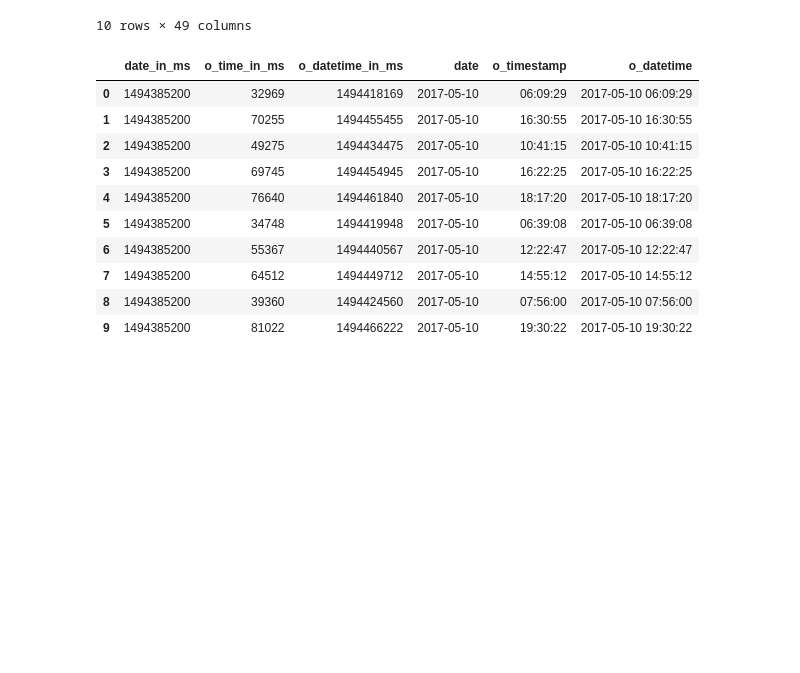
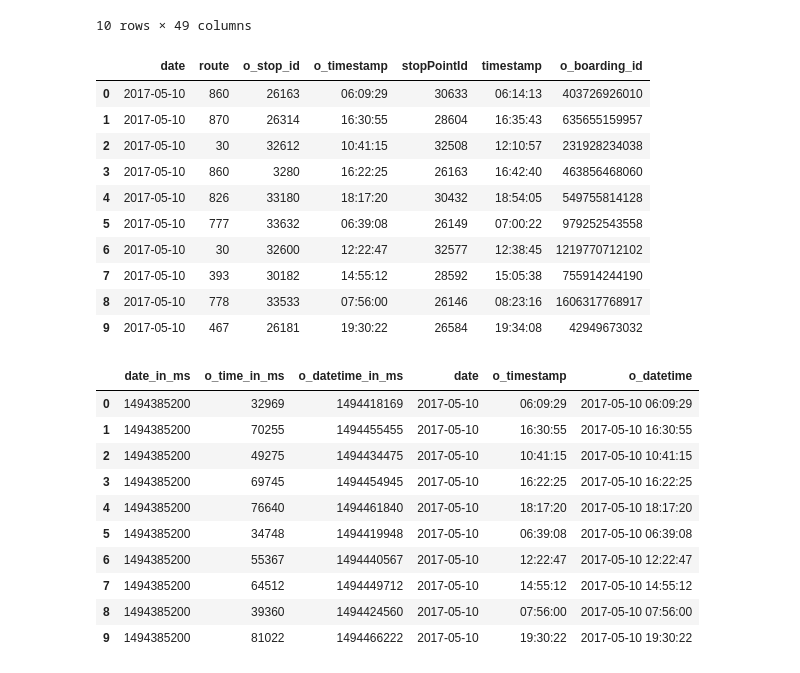
Before and after one commit to tarcisobraz/trips-optimality-exp, a Jupyter notebook: evaluate-trip-optimality-spark.ipynb, the cells around one changed output. Cells and saved outputs as stored; diff of their text form; code cells hidden in the pictures; blank space fills up the shorter version.

```diff
--- a/evaluate-trip-optimality-spark.ipynb
+++ b/evaluate-trip-optimality-spark.ipynb
@@ -77,6 +81,20 @@ printdf(od_matrix)
 | 8 | 778 | 3 | 2196 | 5603972 | -25.435144 | -49.273284 | 12300.302 | JC007 | ... |
 | 9 | 467 | 14 | 2818 | 5136062 | -25.444211 | -49.267533 | 1036.662 | DN606 | ... |
 10 rows × 49 columns
+# %%
+printdf(od_matrix.select(['date','route','o_stop_id','o_timestamp','stopPointId','timestamp','o_boarding_id']))
+# %% [output]
+|  | date | route | o_stop_id | o_timestamp | stopPointId | timestamp | o_boarding_id |
+| 0 | 2017-05-10 | 860 | 26163 | 06:09:29 | 30633 | 06:14:13 | 403726926010 |
+| 1 | 2017-05-10 | 870 | 26314 | 16:30:55 | 28604 | 16:35:43 | 635655159957 |
+| 2 | 2017-05-10 | 30 | 32612 | 10:41:15 | 32508 | 12:10:57 | 231928234038 |
+| 3 | 2017-05-10 | 860 | 3280 | 16:22:25 | 26163 | 16:42:40 | 463856468060 |
+| 4 | 2017-05-10 | 826 | 33180 | 18:17:20 | 30432 | 18:54:05 | 549755814128 |
+| 5 | 2017-05-10 | 777 | 33632 | 06:39:08 | 26149 | 07:00:22 | 979252543558 |
+| 6 | 2017-05-10 | 30 | 32600 | 12:22:47 | 32577 | 12:38:45 | 1219770712102 |
+| 7 | 2017-05-10 | 393 | 30182 | 14:55:12 | 28592 | 15:05:38 | 755914244190 |
+| 8 | 2017-05-10 | 778 | 33533 | 07:56:00 | 26146 | 08:23:16 | 1606317768917 |
+| 9 | 2017-05-10 | 467 | 26181 | 19:30:22 | 26584 | 19:34:08 | 42949673032 |
 # %%
 od_matrix = od_matrix.withColumn('date_in_ms', F.unix_timestamp(F.col('date'),'yyyy-MM-dd')) \
                         .withColumn('o_time_in_ms', F.unix_timestamp(F.col('o_timestamp'),'HH:mm:ss')) \
```
Also changed, not shown: parts of 36 cells of this notebook.
